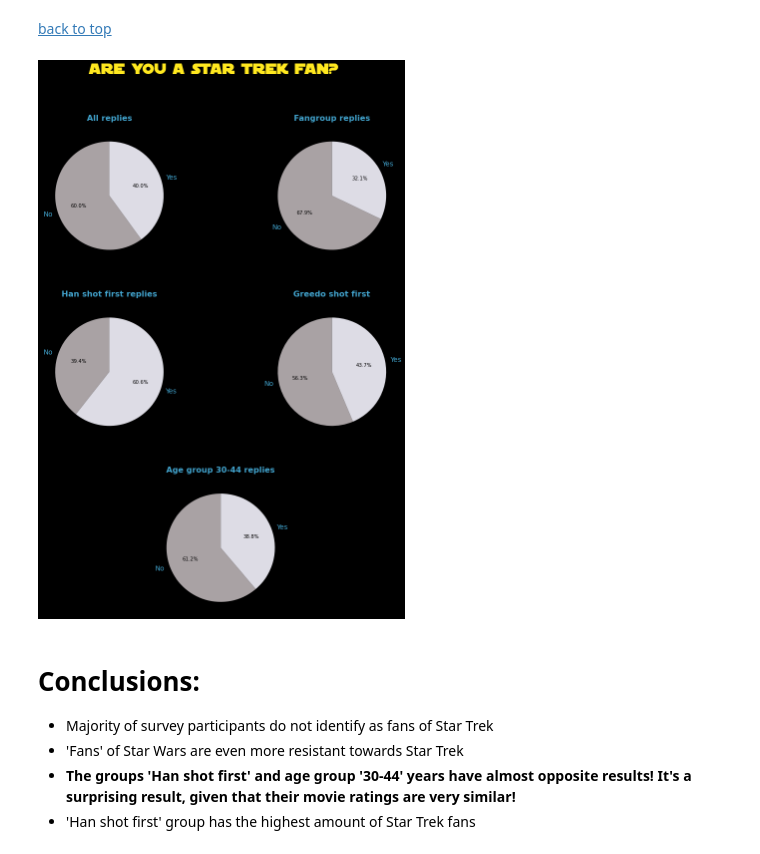
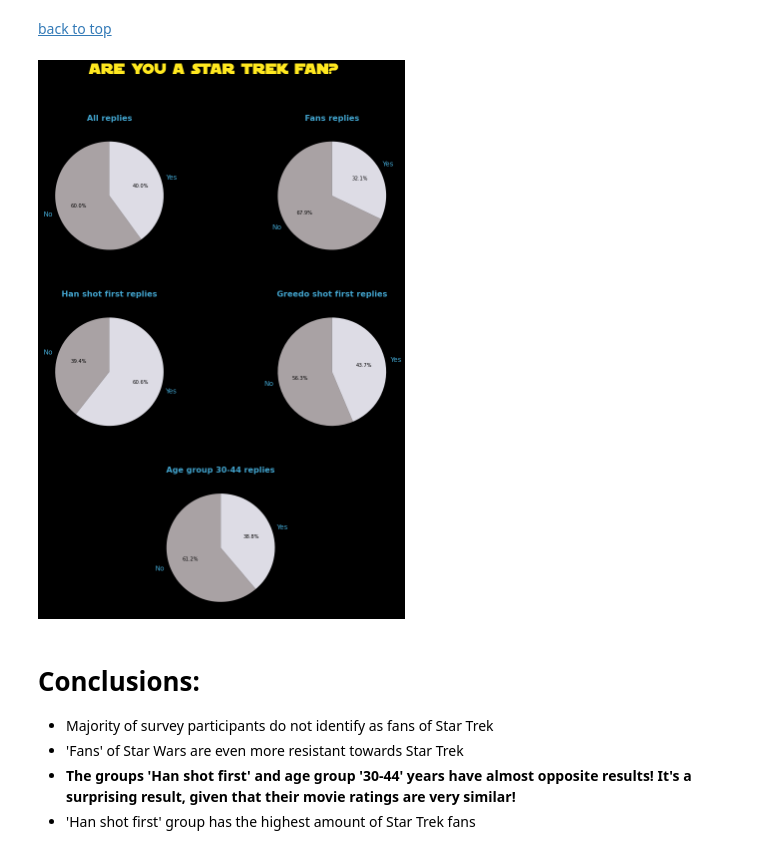
Before and after one commit to grumpyclimber/portfolio, a Jupyter notebook: star_wars/yoda.ipynb, the cells around one changed output. Cells and saved outputs as stored; diff of their text form; code cells hidden in the pictures.

```diff
--- a/star_wars/yoda.ipynb
+++ b/star_wars/yoda.ipynb
@@ -635,33 +635,33 @@ ax.set_facecolor('black')
 # %%
 startrek_sizesf = list(fan['Do you consider yourself to be a fan of the Star Trek franchise?'].value_counts())
 startrek_sizespnerd = list(pro_nerd['Do you consider yourself to be a fan of the Star Trek franchise?'].value_counts())
 startrek_sizespnerd.reverse()
 startrek_sizes = list(star_wars['Do you consider yourself to be a fan of the Star Trek franchise?'].value_counts())
 greedo_sizes = list(nerd['Do you consider yourself to be a fan of the Star Trek franchise?'].value_counts())
 age_sizes = star_wars[star_wars["Age"] == "30-44"]['Do you consider yourself to be a fan of the Star Trek franchise?'].value_counts(normalize=True)
 colours = {'Yes': '#dddce5', 'No': '#a9a2a4'}
 labels = ['No', 'Yes']
 grid = plt.GridSpec(3, 2, wspace=0, hspace=0.3)
 st_lists = [startrek_sizes, startrek_sizesf, startrek_sizespnerd, greedo_sizes, age_sizes]
 grid_list = [grid[0, 0],grid[0, 1],grid[1, 0],grid[1, 1], grid[2,0:]]
-title_list = ['All replies', 'Fangroup replies', 'Han shot first replies', 'Greedo shot first', 'Age group 30-44 replies']
+title_list = ['All replies', 'Fans replies', 'Han shot first replies', 'Greedo shot first replies', 'Age group 30-44 replies']
 
 fig, axes = plt.subplots(figsize=(16, 18))
 grid = plt.GridSpec(3, 2, wspace=0, hspace=0.3)
 fig.patch.set_facecolor('black')
 fig.suptitle('Are you a Star Trek fan?', family='SF Distant Galaxy', fontsize=32, color="#FFE81F")
 
 for i in range(0,5):
     ax1 = plt.subplot(grid_list[i])
     patches, texts, autotexts = ax1.pie(st_lists[i], labels=labels, autopct='%1.1f%%',
                                     colors=[colours[key] for key in labels[0:]], startangle=90)
     ax1.set_title(title_list[i], color='#43a5cf', weight='heavy', family='monospace', fontname='Sans', pad=15, size=16)
     for n in texts:
         n.set_fontsize(14)
         n.set_color('#43a5cf')
 plt.show()
 # %% [output]
-[figure, old version]
+[figure, new version]
 # %% [markdown]
 # Conclusions:
 * Majority of survey participants do not identify as fans of Star Trek
```
Also changed, not shown: parts of 18 cells of this notebook.
